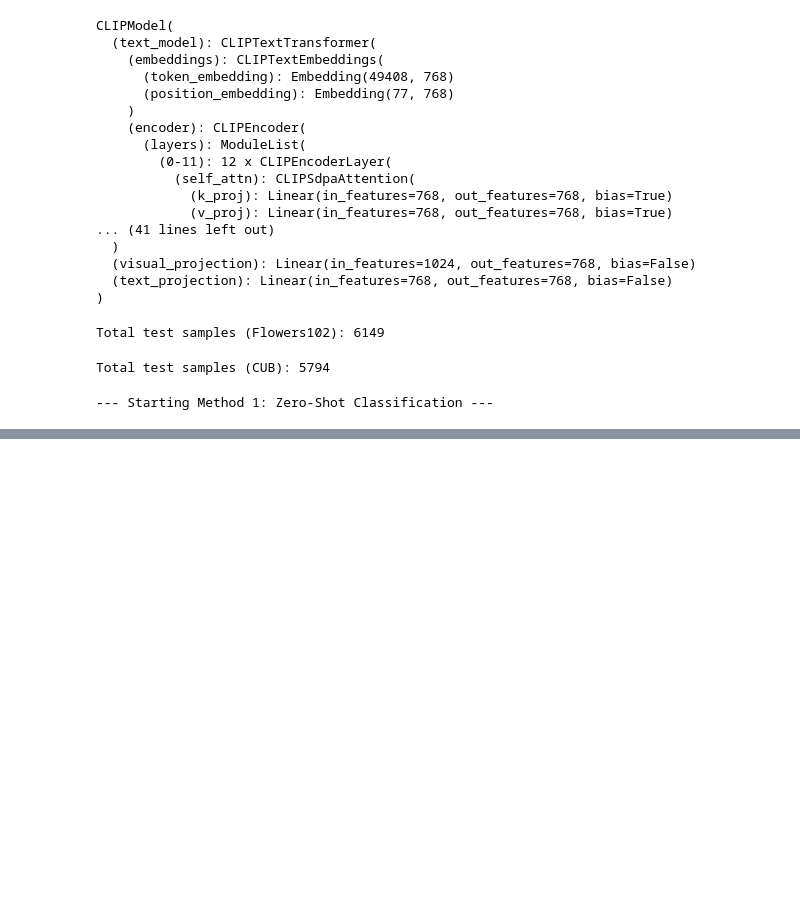
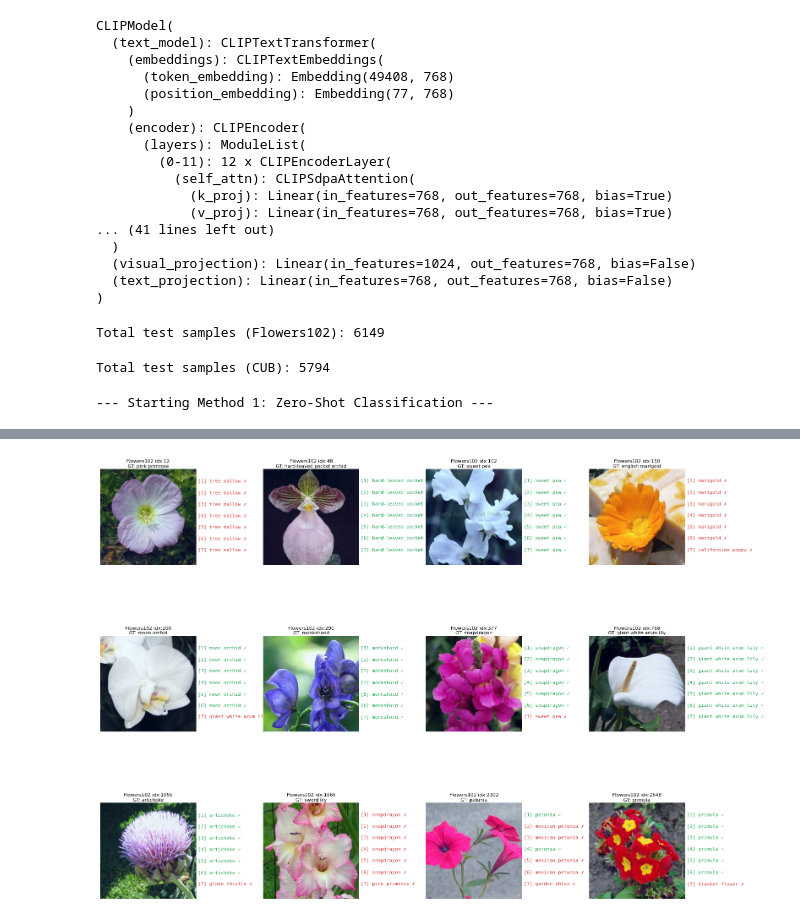
Before and after one commit to abattada/CLIP_HW, a Jupyter notebook: Task1.ipynb, the cells around one changed output, grey strips where cells are left out. Cells and saved outputs as stored; diff of their text form; code cells hidden in the pictures; blank space fills up the shorter version.

```diff
--- a/Task1.ipynb
+++ b/Task1.ipynb
@@ -305,0 +415,13 @@ visualize_predictions(flowers102_test_loader, flowers_text_features, flowers102_
+# %%
+
+visualize_multi_prompt_compact_indices(
+    flowers102_test_dts,
+    flowers102_class_names,
+    prompt_templates,
+    indices=[12, 48, 102, 150, 200, 290, 377, 768, 1055, 1666, 2302, 2548],
+    num_images=12,
+    cols=4,
+    dataset_name="Flowers102"
+)
+# %% [output]
+[figure, added]
```
Also changed, not shown: parts of 4 cells of this notebook.
